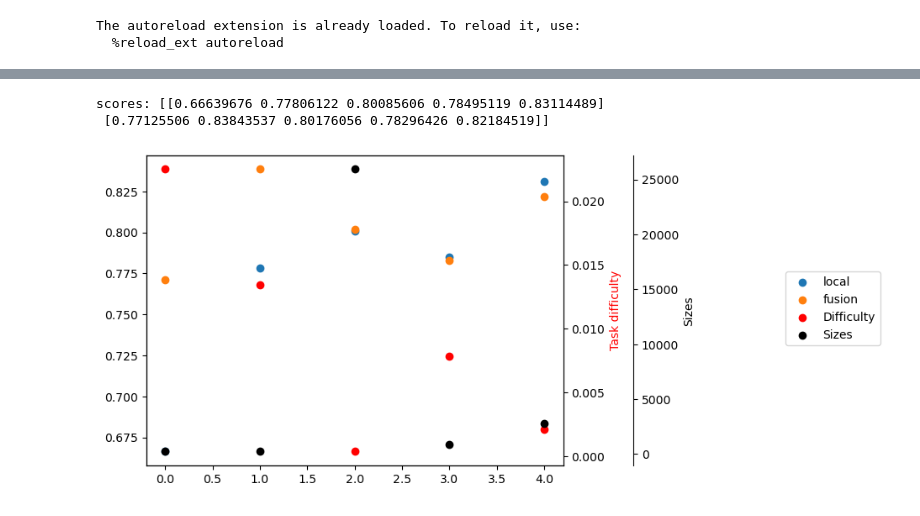
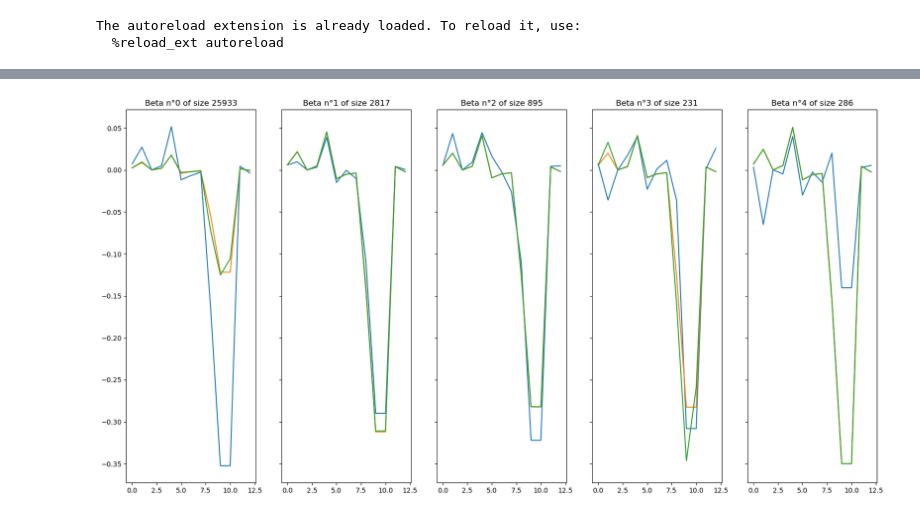
Before and after one commit to TheImpressiveDonut/Fairness-PFL, a Jupyter notebook: linear_regression_experiements/OLS_fusion.ipynb, the cells around one changed output, grey strips where cells are left out. Cells and saved outputs as stored; diff of their text form; code cells hidden in the pictures.

```diff
--- a/linear_regression_experiements/OLS_fusion.ipynb
+++ b/linear_regression_experiements/OLS_fusion.ipynb
@@ -20,8 +20,14 @@ def get_dataset(dataset: str) -> Tuple[List[np.ndarray], List[np.ndarray], List[
         return get_california_housing_dataset()
     elif dataset == 'adult':
         return get_adult_dataset()
+    elif dataset == "mnist":
+        return get_mnist()
     else:
         del Xs_train, Xs_test, ys_train, ys_test
         raise NotImplementedError(f'Dataset {dataset} not implemented')
 
+
 Xs_train, Xs_test, ys_train, ys_test = get_dataset("adult")
+print(f"There is {len(Xs_train)} clients and {Xs_train[0].shape[1]} features")
+print(f"Number of training samples: {list(map(lambda x: x.shape[0], Xs_train))}")
+print(f"Number of test samples: {list(map(lambda x: x.shape[0], Xs_test))}")
@@ -47,7 +38,12 @@ scores: [[0.11654004 0.13262099 0.15427687 0.16928282 0.08883657]
+# %%
+betas_local, std_squared, sizes = train(Xs_train, ys_train)
+Ws = OLS_iterative_fusion(betas_local, std_squared, num_iter=10)
+betas_fusion = get_fusion_betas(betas_local, Ws)
+betas_fair_fusion, C = get_fair_fusion_betas(betas_local, Ws, std_squared, sizes)
+mse_local = get_mse(Xs_test, ys_test, betas_local)
+mse_fusion = get_mse(Xs_test, ys_test, betas_fusion)
+mse_fair_fusion_mean, mse_fair_fusion_var = get_expected_fair_mse(betas_local, Ws, std_squared, sizes, Xs_test, ys_test)
 # %%
-auc = get_auc_local_fusion(Xs_test, ys_test, betas_local, betas_fusion)
-plot_score(auc, std_squared, sizes)
+plot_betas(betas_local, betas_fusion, betas_fair_fusion, std_squared, sizes)
 # %% [output]
-scores: [[0.66639676 0.77806122 0.80085606 0.78495119 0.83114489]
- [0.77125506 0.83843537 0.80176056 0.78296426 0.82184519]]
-[figure, old version]
+[figure, new version]
```
Also changed, not shown: parts of 16 cells of this notebook, 9 other files.
